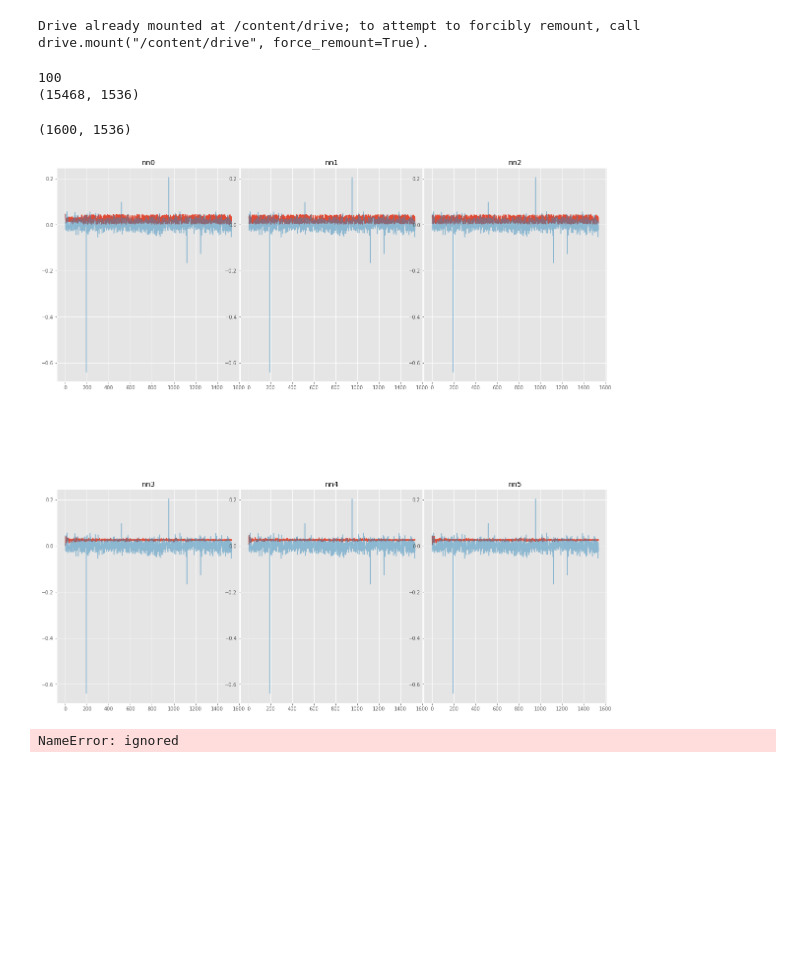
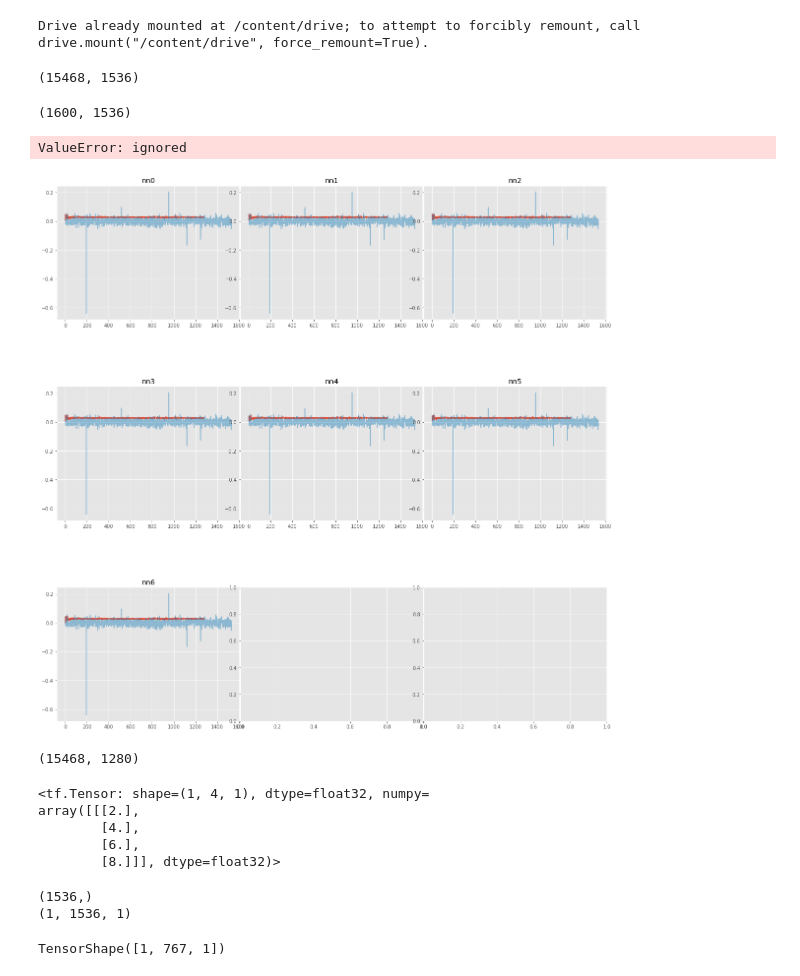
Before and after one commit to malinphy/e_repo, a Jupyter notebook: umap_config_2.ipynb, the cells around one changed output. Cells and saved outputs as stored; diff of their text form; code cells hidden in the pictures; blank space fills up the shorter version.

```diff
--- a/umap_config_2.ipynb
+++ b/umap_config_2.ipynb
@@ -27,15 +27,14 @@ from sklearn.model_selection import train_test_split
 from sklearn.manifold import TSNE
 from sklearn.decomposition import PCA
 # %%
-df = pd.read_csv('df_clean_short.csv')
-df.head(3)
-print(len(df))
+# df = pd.read_csv('df_clean_short.csv')
+# df.head(3)
+# print(len(df))
 
 vector_dir = 'drive/MyDrive/BBC_content_vectors.npy'
 embedding_vectors = np.load(vector_dir)
 print((embedding_vectors).shape)
 # %% [output]
-100
 (15468, 1536)
 # %%
 embedding_vectors_short = embedding_vectors[0:1600]
@@ -54,23 +53,20 @@ nc = 1536 ## nc
 # umap_reducer_256 = joblib.load('umap_256')
 # umap_vectors_256 = np.load('umap_nc_256_nn_(200,)_md_0.01.npy')
 # %%
-nns = [2, 3, 4, 5, 10, 15, 30, 50, 100, 150]
-fig, axs = plt.subplots(2,3, figsize=(20, 20), facecolor='w', edgecolor='k')
+md = [0.01, 0.1, 0.2, 0.3, 0.5, 0.7, 0.9, 50]
+fig, axs = plt.subplots(3,3, figsize=(20, 20), facecolor='w', edgecolor='k')
 fig.subplots_adjust(hspace = .5, wspace=.001)
 
 axs = axs.ravel()
 
-for i in range(6):
-    fit = umap.UMAP(n_components = 1536, random_state = 42,n_neighbors=nns[i])
+for i in range(8):
+    fit = umap.UMAP(n_components = 1280, random_state = 42,min_dist=md[i])
     u = fit.fit_transform(embedding_vectors_short)
     norm_u = u / np.linalg.norm(u[0])
     axs[i].plot(norm_u[0])
     axs[i].plot(embedding_vectors_short[0],alpha =0.5)
     axs[i].set_title('nn'+str(i))
     # axs[i].ylim([-0.2,0.2])
 # %% [output]
+ValueError: ignored
-[figure, old version]
+[figure, new version]
-# %%
-xsafdsa
-# %% [output]
-NameError: ignored
@@ -77,3 +76,7 @@ NameError: ignored
+# %%
+umap_all_vectors.shape
+# %% [output]
+(15468, 1280)
 # %%
 import seaborn as sns
 
@@ -114,0 +121,22 @@ searcher3 = scann.scann_ops_pybind.builder(embedding_vectors, 40, "dot_product")
+# %%
+x = tf.constant([1., 2., 3., 4., 5., 6,7,8,9,10])
+x = tf.reshape(x, [1, 10, 1])
+avg_pool_1d = tf.keras.layers.AveragePooling1D(pool_size=3,strides=2, padding='valid')
+avg_pool_1d(x)
+# %% [output]
+<tf.Tensor: shape=(1, 4, 1), dtype=float32, numpy=
+array([[[2.],
+        [4.],
+        [6.],
+        [8.]]], dtype=float32)>
+# %%
+print(embedding_vectors[0].shape)
+e_0 = embedding_vectors[0].reshape(1,1536,1)
+print(e_0.shape)
+# %% [output]
+(1536,)
+(1, 1536, 1)
+# %%
+avg_pool_1d(e_0).shape
+# %% [output]
+TensorShape([1, 767, 1])
```
Also changed, not shown: parts of 3 cells of this notebook.
